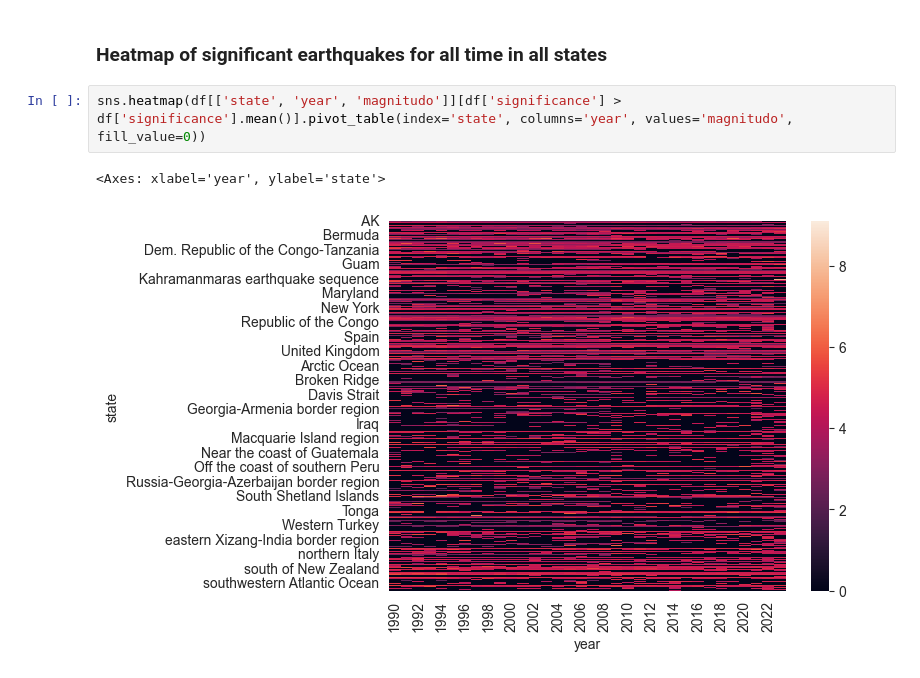
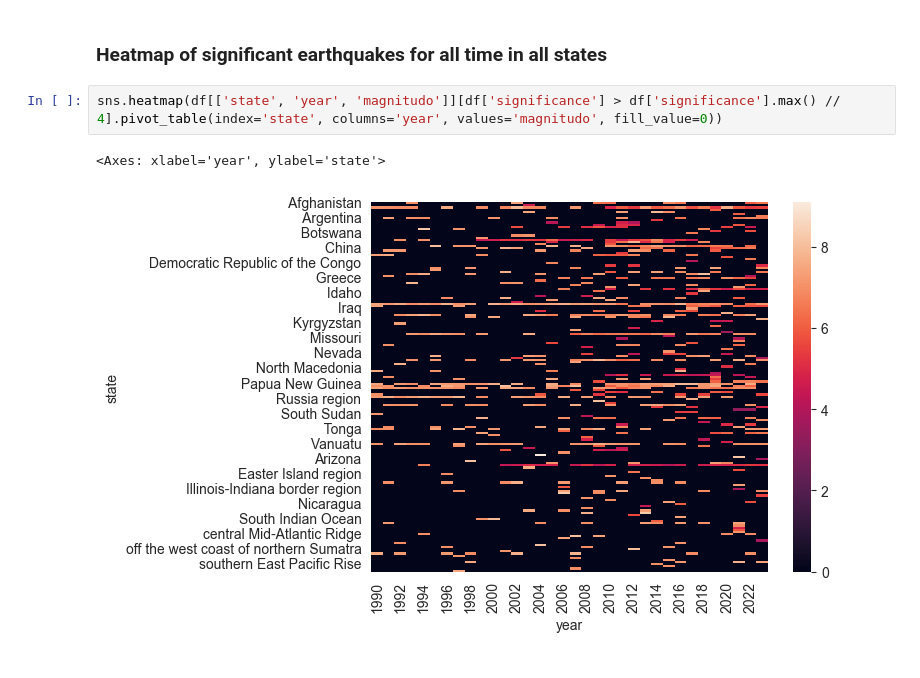
Before and after one commit to DenisIndenbom/DSBA-analytical-project, a Jupyter notebook: project.ipynb, the cells around one changed output. Saved outputs shown, nothing was run; the diff lists cells and outputs as text.

```diff
--- a/project.ipynb
+++ b/project.ipynb
@@ -225,7 +214,7 @@ sns.lineplot(data=df, y='significance', x='magnitudo', errorbar=('ci', 70))
 # %% [markdown]
 ### Heatmap of significant earthquakes for all time in all states
 # %%
-sns.heatmap(df[['state', 'year', 'magnitudo']][df['significance'] > df['significance'].mean()].pivot_table(index='state', columns='year', values='magnitudo', fill_value=0))
+sns.heatmap(df[['state', 'year', 'magnitudo']][df['significance'] > df['significance'].max() // 4].pivot_table(index='state', columns='year', values='magnitudo', fill_value=0))
 # %% [output]
 <Axes: xlabel='year', ylabel='state'>
-[figure, old version]
+[figure, new version]
```
Also changed, not shown: parts of 6 cells of this notebook, 1 other file.
